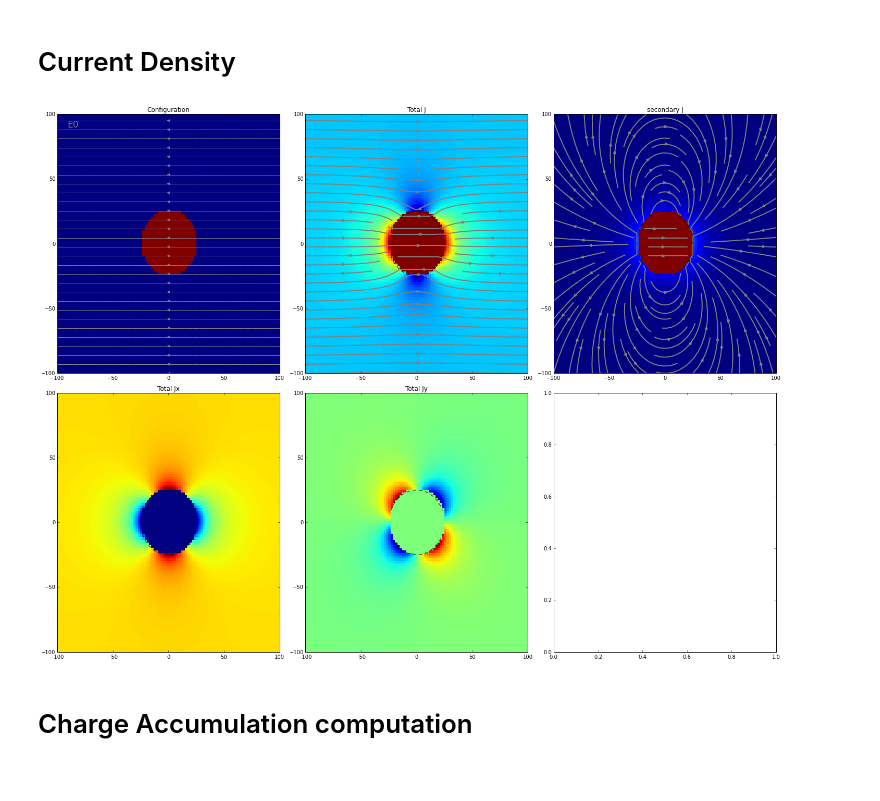
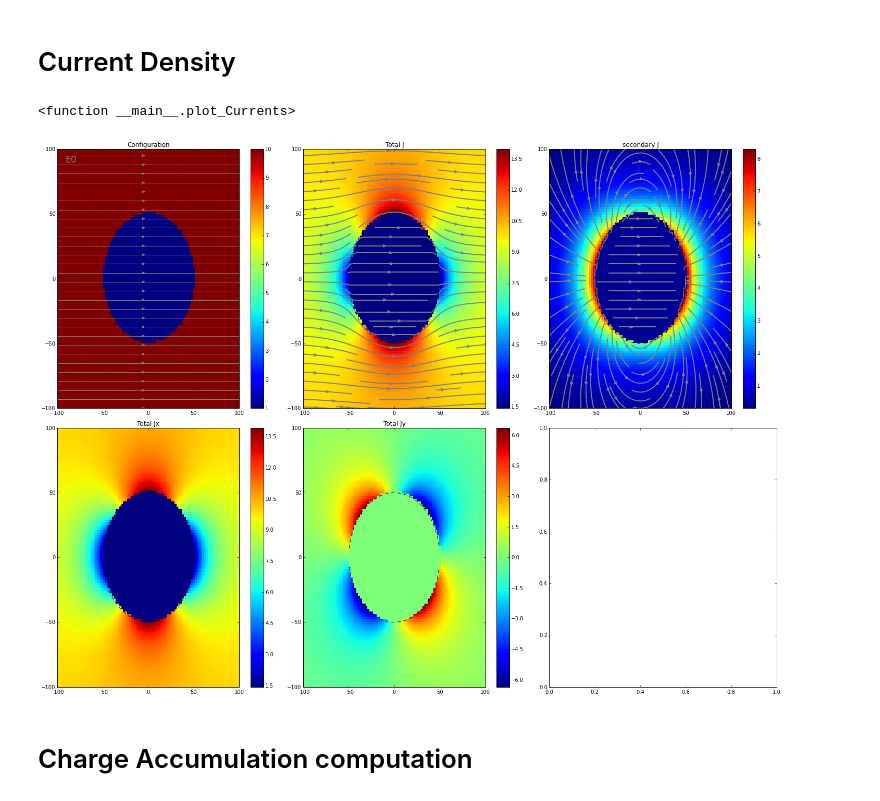
Before and after one commit to geoscixyz/em, a Jupyter notebook: examples/sphere/ElectrostaticSphere.ipynb, the cells around one changed output. Drawn from its saved outputs; the diff is of its cells as text; code cells hidden in the pictures.

```diff
--- a/examples/sphere/ElectrostaticSphere.ipynb
+++ b/examples/sphere/ElectrostaticSphere.ipynb
@@ -22,7 +22,7 @@ http://www.3ptscience.com/app/DCresistivity
 sig0 = 10.        # conductivity of the wholespace
 sig1 = 100.           # conductivity of the sphere
 R    = 50.          # radius of the sphere
-E0   = -1.           # inducing field strength
+E0   = 1.           # inducing field strength
 xr = np.linspace(-2.*R, 2.*R, 100)
 yr = xr.copy()
 zr = np.r_[0] # identical to saying `zr = np.array([0])`
@@ -259,7 +288,7 @@ S1_slider = FloatSlider(min=1., max =100., step=1.,value=1.)
 S0_slider = FloatSlider(min=1., max =100., step=1.,value=10.)
 E0_slider = FloatSlider(min=-10., max =10., step=2., value=1.)
 
-def plot_ElectricField(R,sig1,sig0,E0):
+def plot_Currents(R,sig1,sig0,E0):
 
     Sigma = get_Conductivity(XYZ,sig0,sig1,R)
     Et, Ep, Es = get_ElectricField(XYZ,sig0,sig1,R,E0)
@@ -282,6 +311,7 @@ def plot_ElectricField(R,sig1,sig0,E0):
     ax=mkvc(ax)
 
     ax[0].pcolor(xr,yr,Sigma.reshape(xr.size, yr.size))
+    plt.colorbar(ax[0].pcolor(xr,yr,Sigma.reshape(xr.size, yr.size)),ax=ax[0])
     ax[0].streamplot(xr,yr,Ep[:,0].reshape(xr.size,yr.size),Ep[:,1].reshape(xr.size,yr.size),color='gray')
     #ax[0].quiver(np.zeros_like(xrr)-90,yrr,E0,0,angles='xy',scale_units='xy',scale=0.05,color='gray')
     #ax[0].plot(xcirc,np.sqrt(R**2-xcirc**2),'--k',xcirc,-np.sqrt(R**2-xcirc**2),'--k')
@@ -289,35 +319,40 @@ def plot_ElectricField(R,sig1,sig0,E0):
     ax[0].annotate('E0',(-90,90),xytext=(-90,90),fontsize='xx-large',color='gray')
     ax[0].set_xlim([xr.min(),xr.max()])
     ax[0].set_ylim([yr.min(),yr.max()])
 
     ax[2].pcolor(xr,yr,np.sqrt(Jt[:,0]**2+Jt[:,1]**2).reshape(xr.size, yr.size))
+    plt.colorbar(ax[2].pcolor(xr,yr,np.sqrt(Jt[:,1]**2+Jt[:,0]**2).reshape(xr.size, yr.size)),ax=ax[2])
     ax[2].streamplot(xr,yr,JtXr,JtYr,color='gray',linewidth=2.)#,angles='xy',scale_units='xy',scale=1)
     ax[2].plot(xcirc,np.sqrt(R**2-xcirc**2),'--k',xcirc,-np.sqrt(R**2-xcirc**2),'--k')
     ax[2].set_xlim([xr.min(),xr.max()])
     ax[2].set_ylim([yr.min(),yr.max()])
     ax[2].set_title('Total J')
 
     ax[1].pcolor(xr,yr,Jt[:,0].reshape(xr.size, yr.size))
+    plt.colorbar(ax[1].pcolor(xr,yr,Jt[:,0].reshape(xr.size, yr.size)),ax=ax[1])
     ax[1].plot(xcirc,np.sqrt(R**2-xcirc**2),'--k',xcirc,-np.sqrt(R**2-xcirc**2),'--k')
     ax[1].set_title('Total Jx')
 
     ax[3].pcolor(xr,yr,Jt[:,1].reshape(xr.size,yr.size))
+    plt.colorbar(ax[3].pcolor(xr,yr,Jt[:,1].reshape(xr.size, yr.size)),ax=ax[3])
     ax[3].plot(xcirc,np.sqrt(R**2-xcirc**2),'--k',xcirc,-np.sqrt(R**2-xcirc**2),'--k')
     ax[3].set_title('Total Jy')
 
     ax[4].pcolor(xr,yr,np.sqrt(Js[:,1]**2+Js[:,0]**2).reshape(xr.size,yr.size))
+    plt.colorbar(ax[4].pcolor(xr,yr,np.sqrt(Js[:,1]**2+Js[:,0]**2).reshape(xr.size, yr.size)),ax=ax[4])
     ax[4].streamplot(xr,yr,JsXr,JsYr,color='gray',linewidth=2.)#angles='xy',scale_units='xy',scale=1)
     ax[4].plot(xcirc,np.sqrt(R**2-xcirc**2),'--k',xcirc,-np.sqrt(R**2-xcirc**2),'--k')
     ax[4].set_xlim([xr.min(),xr.max()])
     ax[4].set_ylim([yr.min(),yr.max()])
     ax[4].set_title('secondary J')
 
 
     plt.tight_layout()
 
-interact(plot_ElectricField, R=R_slider, sig1=S1_slider, sig0=S0_slider,E0=E0_slider)
+interact(plot_Currents, R=R_slider, sig1=S1_slider, sig0=S0_slider,E0=E0_slider)
 # %% [output]
+<function __main__.plot_Currents>
-[figure, old version]
+[figure, new version]
 # %% [markdown]
 # Charge Accumulation computation
 # %%
```
Also changed, not shown: parts of 3 cells of this notebook.
